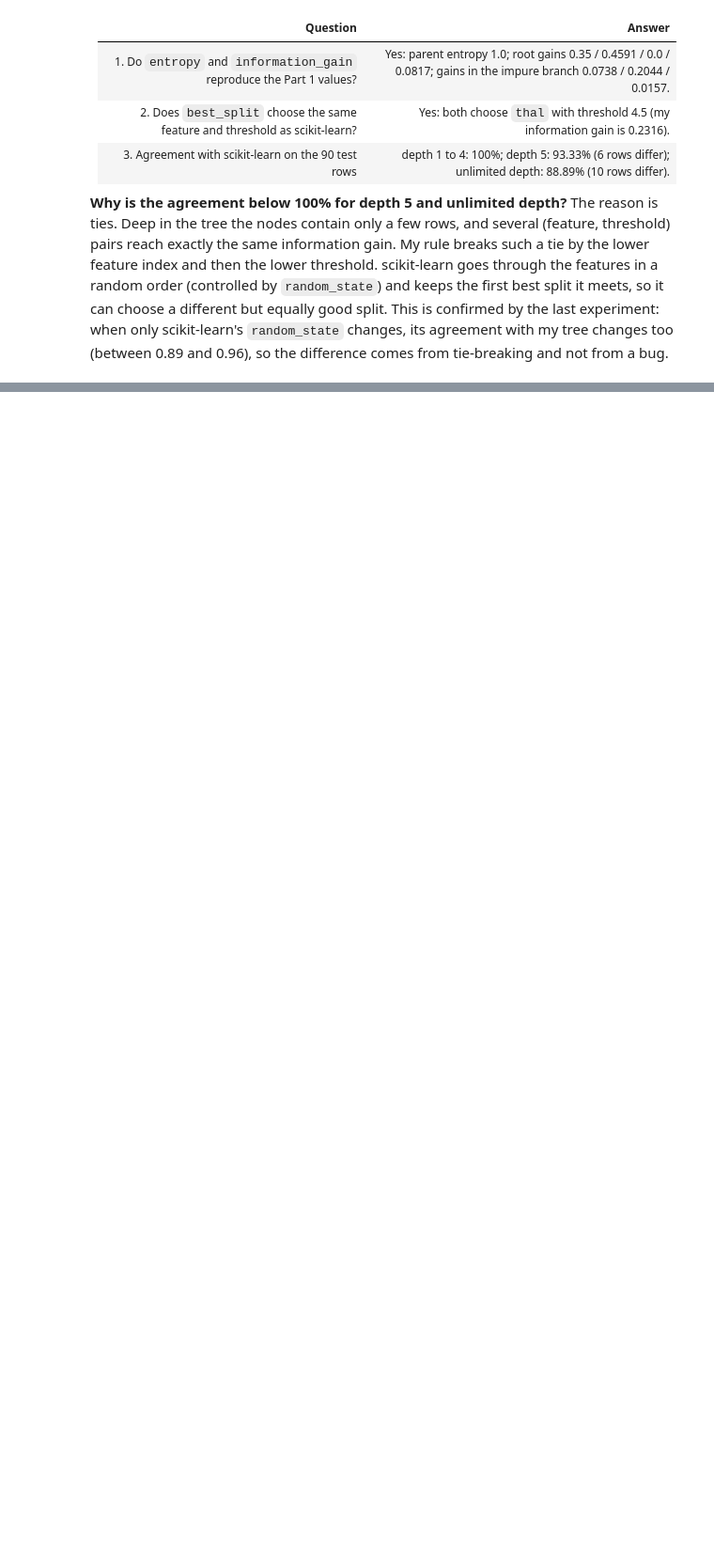
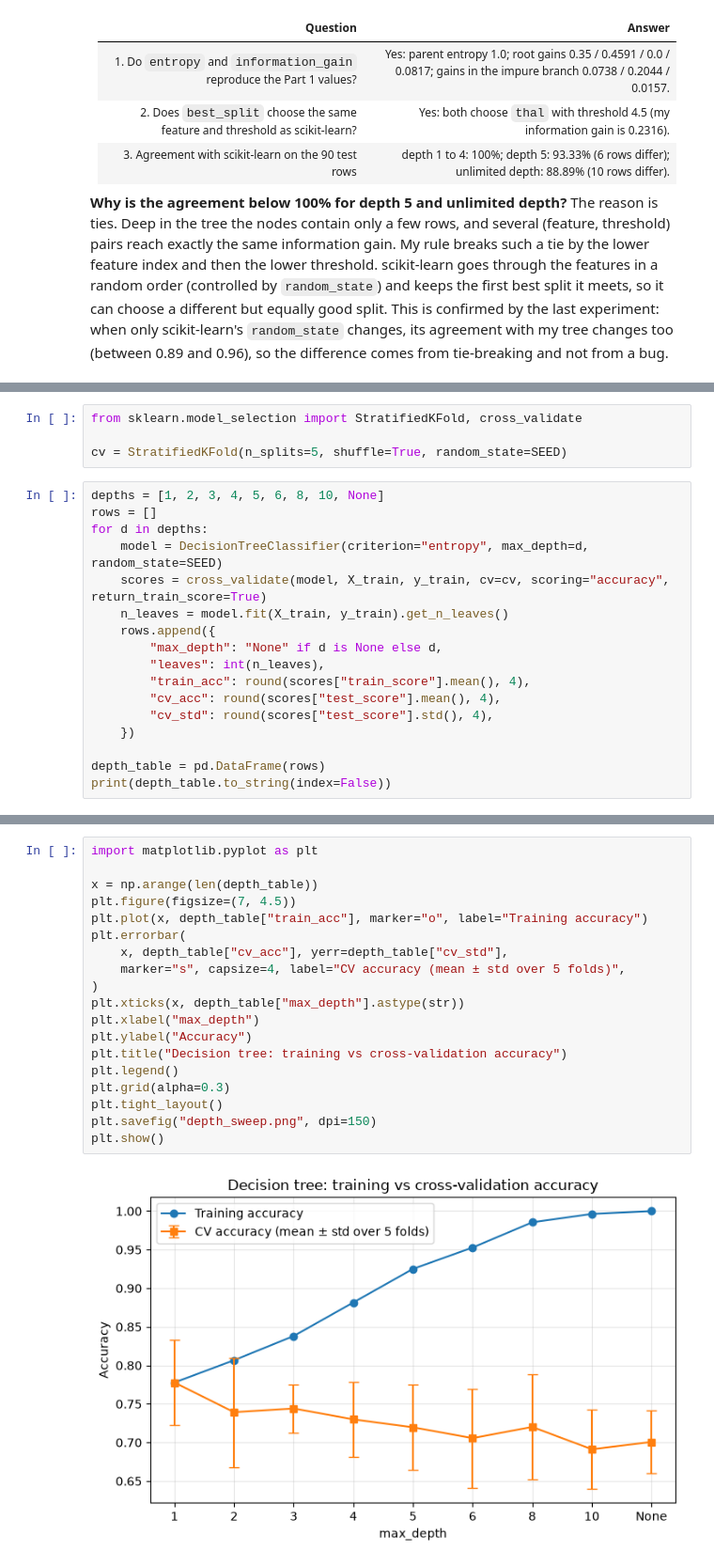
Before and after one commit to ayazhanaisan-prog/aisan_ML_task_2, a Jupyter notebook: aisan_task2.ipynb, the cells around one changed output, grey strips where cells are left out. Shown at 94% size. Cells and saved outputs as stored; diff of their text form; blank space fills up the shorter version.

Commit message:
Add Part 3: depth sweep, plot, chosen depth, second brake, test once

```diff
--- a/aisan_task2.ipynb
+++ b/aisan_task2.ipynb
@@ -291,0 +298,21 @@ random_state = 3042 agreement: 0.8889
+# %%
+from sklearn.model_selection import StratifiedKFold, cross_validate
+
+cv = StratifiedKFold(n_splits=5, shuffle=True, random_state=SEED)
+# %%
+depths = [1, 2, 3, 4, 5, 6, 8, 10, None]
+rows = []
+for d in depths:
+    model = DecisionTreeClassifier(criterion="entropy", max_depth=d, random_state=SEED)
+    scores = cross_validate(model, X_train, y_train, cv=cv, scoring="accuracy", return_train_score=True)
+    n_leaves = model.fit(X_train, y_train).get_n_leaves()
+    rows.append({
+        "max_depth": "None" if d is None else d,
+        "leaves": int(n_leaves),
+        "train_acc": round(scores["train_score"].mean(), 4),
+        "cv_acc": round(scores["test_score"].mean(), 4),
+        "cv_std": round(scores["test_score"].std(), 4),
+    })
+
+depth_table = pd.DataFrame(rows)
+print(depth_table.to_string(index=False))
@@ -291,0 +332,21 @@ random_state = 3042 agreement: 0.8889
+# %%
+import matplotlib.pyplot as plt
+
+x = np.arange(len(depth_table))
+plt.figure(figsize=(7, 4.5))
+plt.plot(x, depth_table["train_acc"], marker="o", label="Training accuracy")
+plt.errorbar(
+    x, depth_table["cv_acc"], yerr=depth_table["cv_std"],
+    marker="s", capsize=4, label="CV accuracy (mean ± std over 5 folds)",
+)
+plt.xticks(x, depth_table["max_depth"].astype(str))
+plt.xlabel("max_depth")
+plt.ylabel("Accuracy")
+plt.title("Decision tree: training vs cross-validation accuracy")
+plt.legend()
+plt.grid(alpha=0.3)
+plt.tight_layout()
+plt.savefig("depth_sweep.png", dpi=150)
+plt.show()
+# %% [output]
+[figure, added]
```
Also changed, not shown: parts of 9 cells of this notebook, 1 other file.
